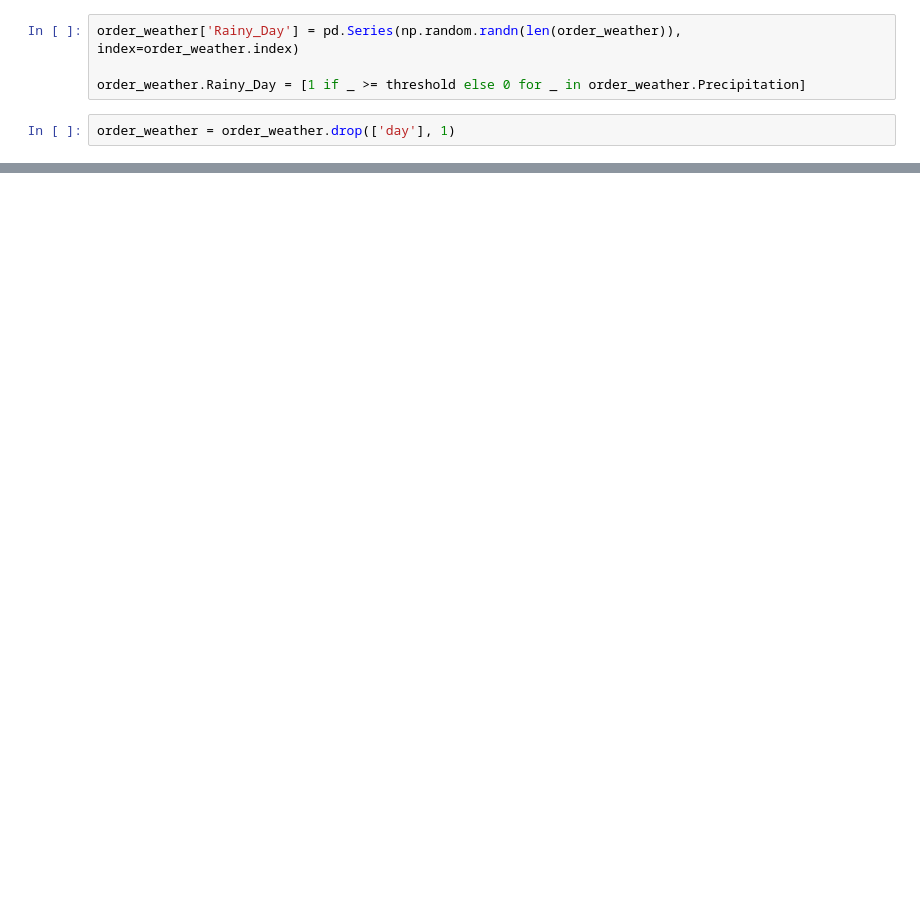
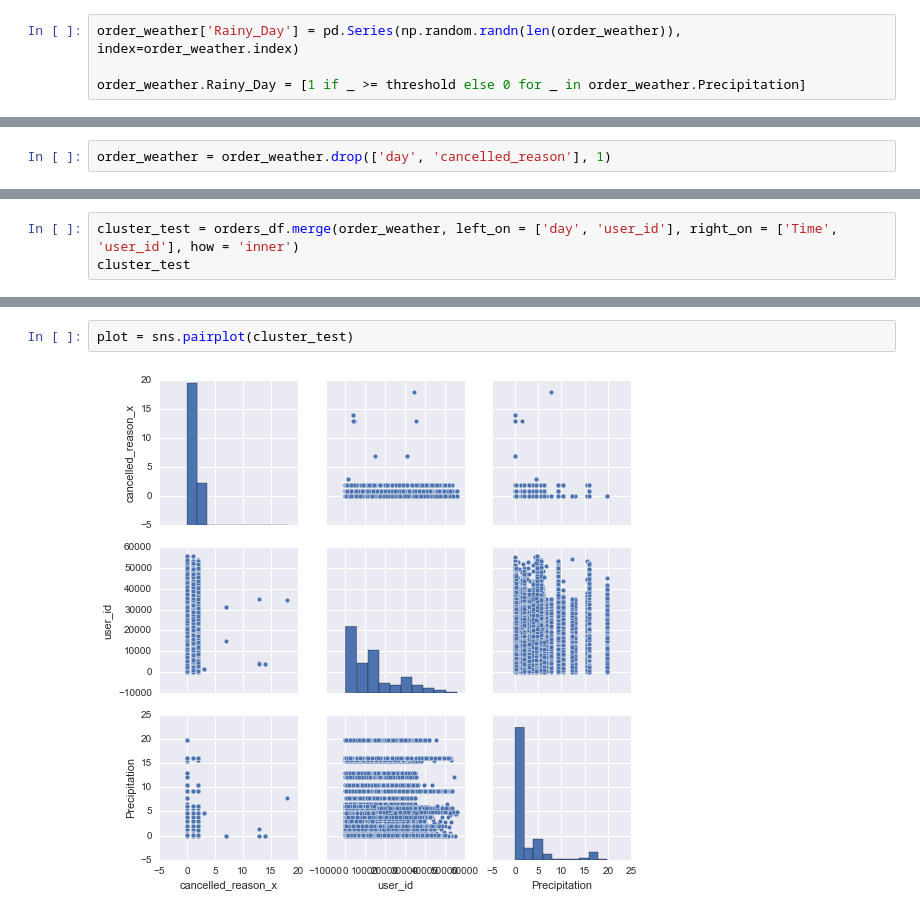
Before and after one commit to Bayakissa/Analytics_Test, a Jupyter notebook: Analytics_Test.ipynb, the cells around one changed output, grey strips where cells are left out. Drawn from its saved outputs; the diff is of its cells as text; blank space fills up the shorter version.

```diff
--- a/Analytics_Test.ipynb
+++ b/Analytics_Test.ipynb
@@ -153,5 +109,3 @@ But now as a classification model, we can also use this threshold to automatical
 order_weather['Rainy_Day'] = pd.Series(np.random.randn(len(order_weather)), index=order_weather.index)
 
 order_weather.Rainy_Day = [1 if _ >= threshold else 0 for _ in order_weather.Precipitation]
-# %%
-order_weather = order_weather.drop(['day'], 1)
@@ -333,0 +114,2 @@ Based on this results, we could conclude people seem to be more likely to order
+# %%
+order_weather = order_weather.drop(['day', 'cancelled_reason'], 1)
@@ -333,0 +192,3 @@ Based on this results, we could conclude people seem to be more likely to order
+# %%
+cluster_test = orders_df.merge(order_weather, left_on = ['day', 'user_id'], right_on = ['Time', 'user_id'], how = 'inner')
+cluster_test
@@ -333,0 +214,4 @@ Based on this results, we could conclude people seem to be more likely to order
+# %%
+plot = sns.pairplot(cluster_test)
+# %% [output]
+[figure, added]
```
Also changed, not shown: parts of 41 cells of this notebook.
